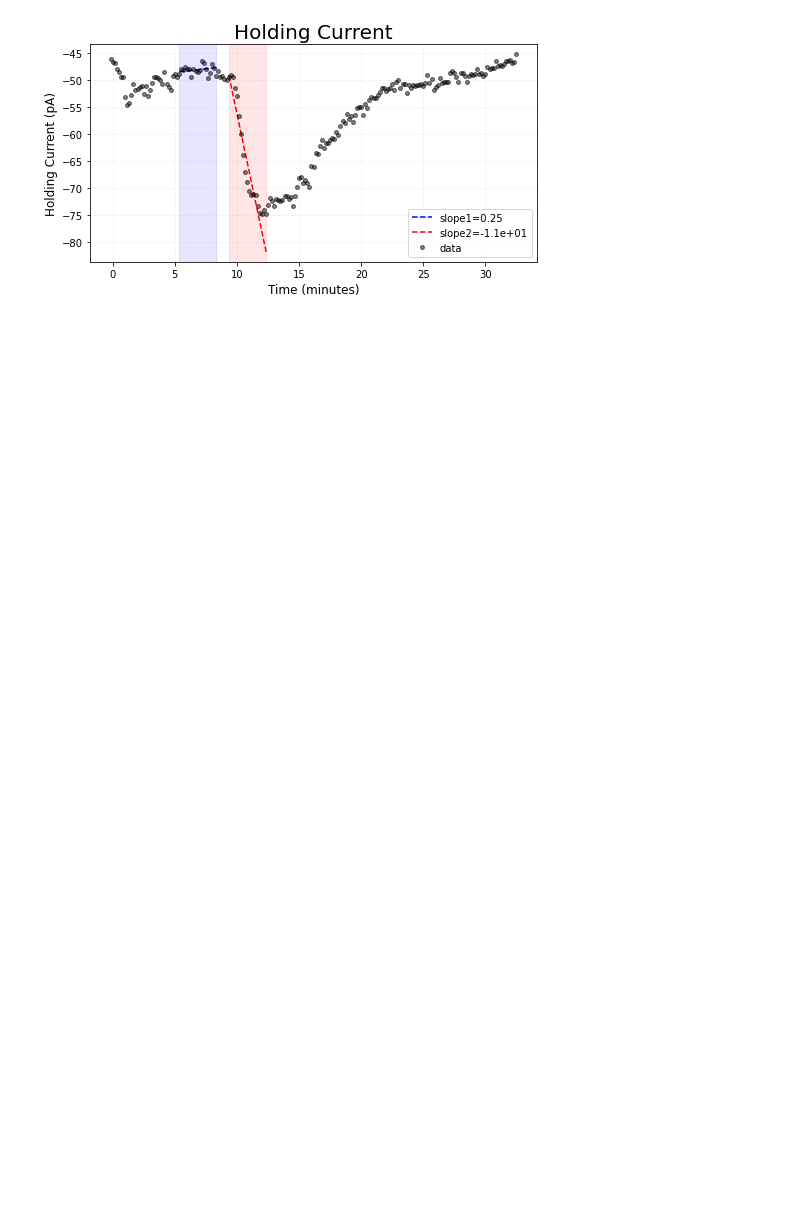
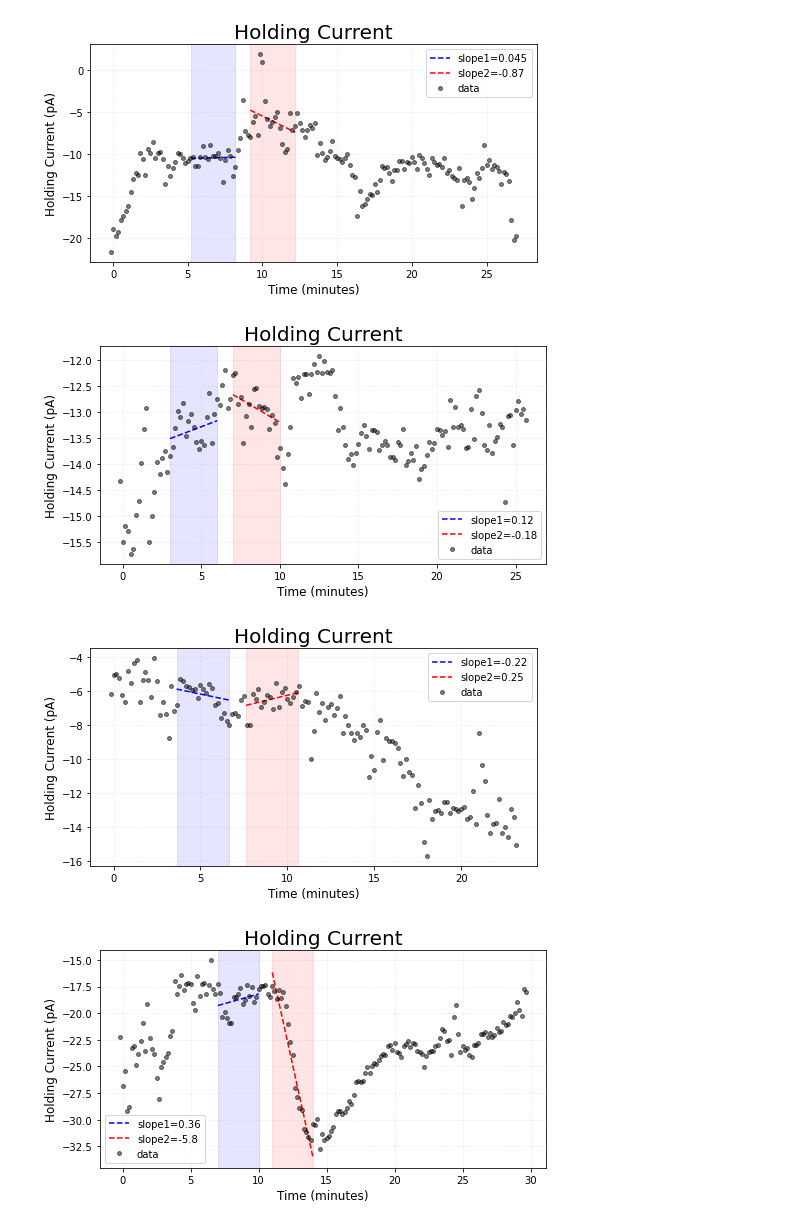
Before and after one commit to shengwanhui/Lab-Analysis-2019-2021-, a Jupyter notebook: src/IhSlopeAnalysis/analyzeSingleAbf.ipynb, the cells around one changed output. Cells and saved outputs as stored; diff of their text form; code cells hidden in the pictures; blank space fills up the shorter version.

Commit message:
Result of group analysis of iHold slopes

```diff
--- a/src/IhSlopeAnalysis/analyzeSingleAbf.ipynb
+++ b/src/IhSlopeAnalysis/analyzeSingleAbf.ipynb
@@ -1,11 +1,29 @@
-# %%
-import slopeTools
-import abfTools
-
-if __name__ == "__main__":
-    # the R before the string tells Python to ignore backslashes
-    abfFilePath = R"X:/Data/C57/TGOT on PVT/2020-07-28 10nM TGOT on PVT/20831011.abf"
-    drugStartTime = abfTools.getFirstTagTime(abfFilePath)
-    slopeTools.plotExperiment(abfFilePath, drugStartTime, measurementTime=3, drugMeasurementDelay=1)
-# %% [output]
-[figure, removed]
+# %%
+"""
+This file loads a single ABF file and plots holding current slope before/during drug exposure
+"""
+import pyabf
+import slopeTools
+import abfTools
+import plotTools
+import statsTools
+
+if __name__ == "__main__":
+
+    abfFilePaths = [R"X:/Data/C57/TGOT on PVT/2020-07-28 10nM TGOT on PVT/20804007.abf", R"X:/Data/C57/TGOT on PVT/2020-07-28 10nM TGOT on PVT/20804024.abf", R"X:/Data/C57/TGOT on PVT/2020-07-28 10nM TGOT on PVT/20804030.abf", R"X:/Data/C57/TGOT on PVT/2020-07-28 10nM TGOT on PVT/20804043.abf", R"X:/Data/C57/TGOT on PVT/2020-07-28 10nM TGOT on PVT/20804048.abf", R"X:/Data/C57/TGOT on PVT/2020-07-28 10nM TGOT on PVT/20804060.abf", R"X:/Data/C57/TGOT on PVT/2020-07-28 10nM TGOT on PVT/20804066.abf", R"X:/Data/C57/TGOT on PVT/2020-07-28 10nM TGOT on PVT/20805008.abf",R"X:/Data/C57/TGOT on PVT/2020-07-28 10nM TGOT on PVT/20805029.abf",R"X:/Data/C57/TGOT on PVT/2020-07-28 10nM TGOT on PVT/20805035.abf",R"X:/Data/C57/TGOT on PVT/2020-07-28 10nM TGOT on PVT/20811011.abf",R"X:/Data/C57/TGOT on PVT/2020-07-28 10nM TGOT on PVT/20811021.abf",R"X:/Data/C57/TGOT on PVT/2020-07-28 10nM TGOT on PVT/20817012.abf",R"X:/Data/C57/TGOT on PVT/2020-07-28 10nM TGOT on PVT/20831011.abf",R"X:/Data/C57/TGOT on PVT/2020-07-28 10nM TGOT on PVT/20831017.abf"]
+    slopeBaseline=[]
+    slopeDrug=[]
+    for abfFilePath in abfFilePaths:
+        abf = pyabf.ABF(abfFilePath)
+        drugStartTime = abfTools.getFirstTagTime(abfFilePath)
+        slope1, slope2 = slopeTools.plotExperiment(abfFilePath, drugStartTime, measurementTime=3, drugMeasurementDelay=1)
+        slopeBaseline.append(float(slope1))
+        slopeDrug.append(float(slope2))
+
+    statsTools.pairedTTest(slopeBaseline, slopeDrug)
+    plotTools.plotPairs(slopeBaseline, slopeDrug)
+# %% [output]
+[figure, added]
+[figure, added]
+[figure, added]
+[figure, added]
```
Also changed, not shown: parts of 1 cell of this notebook.
